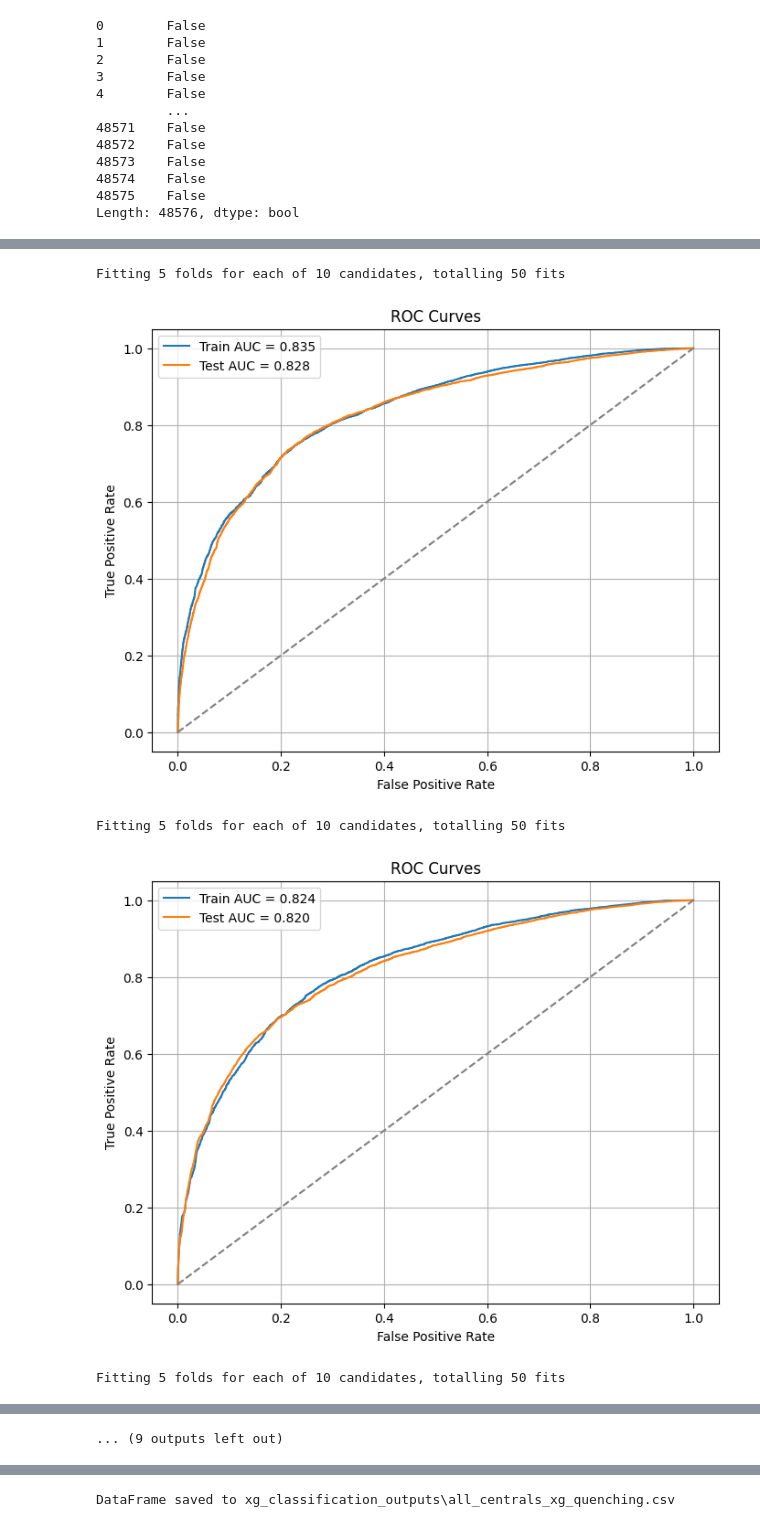
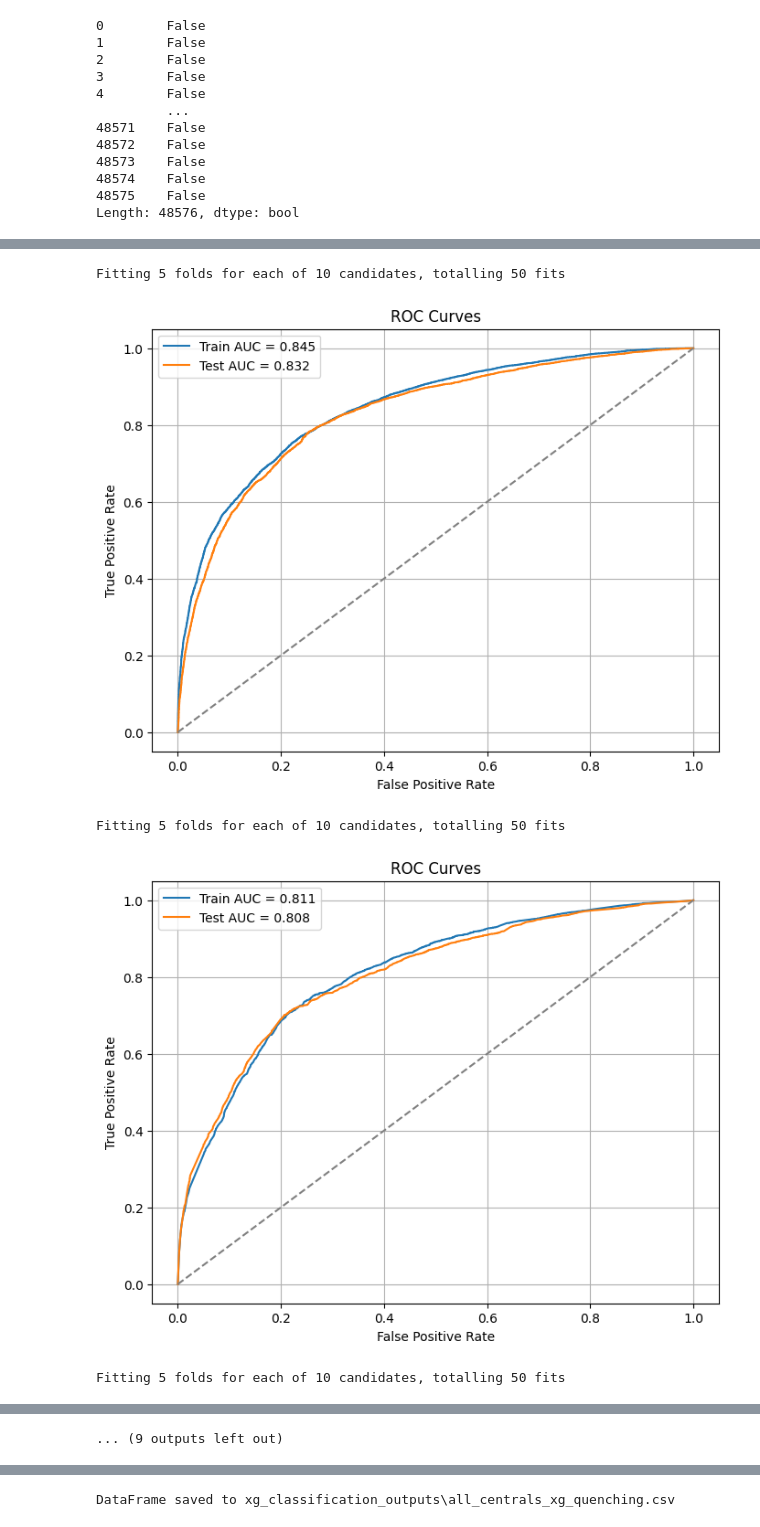
Before and after one commit to bryannemcd/tng_quenching_ml, a Jupyter notebook: classification_revised/xg_classification_annuli/all_centrals_xg_classification.ipynb, the cells around one changed output, grey strips where cells are left out. Saved outputs shown, nothing was run; the diff lists cells and outputs as text; code cells hidden in the pictures.

```diff
--- a/classification_revised/xg_classification_annuli/all_centrals_xg_classification.ipynb
+++ b/classification_revised/xg_classification_annuli/all_centrals_xg_classification.ipynb
@@ -103,6 +103,10 @@ for seed in range(10):
     X_train_scaled = pd.DataFrame(scaler.fit_transform(X_train), columns=X_train.columns)
     X_test_scaled = pd.DataFrame(scaler.transform(X_test), columns=X_test.columns)
 
+    # balanced scale_pos_weight for this split: n_negative / n_positive
+    # mirrors sklearn's class_weight='balanced', recomputed from each seed's y_train
+    spw = (y_train == 0).sum() / (y_train == 1).sum()
+
     xgb_clf = xgb.XGBClassifier(random_state=seed, objective='binary:logistic')
 
     param_grid_xgb = {
@@ -115,7 +119,7 @@ for seed in range(10):
     'gamma': [0.2, 0.4, 0.6],
     'lambda': [4.0, 5.0, 6.0],     # L2 regularization
     'alpha': [4.0, 5.0, 6.0],      # L1 regularization
-    'scale_pos_weight': [1.0]
+    'scale_pos_weight': [spw]
     }
 
     random_search_xgb = RandomizedSearchCV(
@@ -181,9 +185,9 @@ Fitting 5 folds for each of 10 candidates, totalling 50 fits
 Fitting 5 folds for each of 10 candidates, totalling 50 fits
 [figure]
 Fitting 5 folds for each of 10 candidates, totalling 50 fits
 [figure]
 Fitting 5 folds for each of 10 candidates, totalling 50 fits
-[figure, old version]
+[figure, new version]
 Fitting 5 folds for each of 10 candidates, totalling 50 fits
-[figure, old version]
+[figure, new version]
 Fitting 5 folds for each of 10 candidates, totalling 50 fits
```
Also changed, not shown: parts of 3 cells of this notebook, 8 other files.
